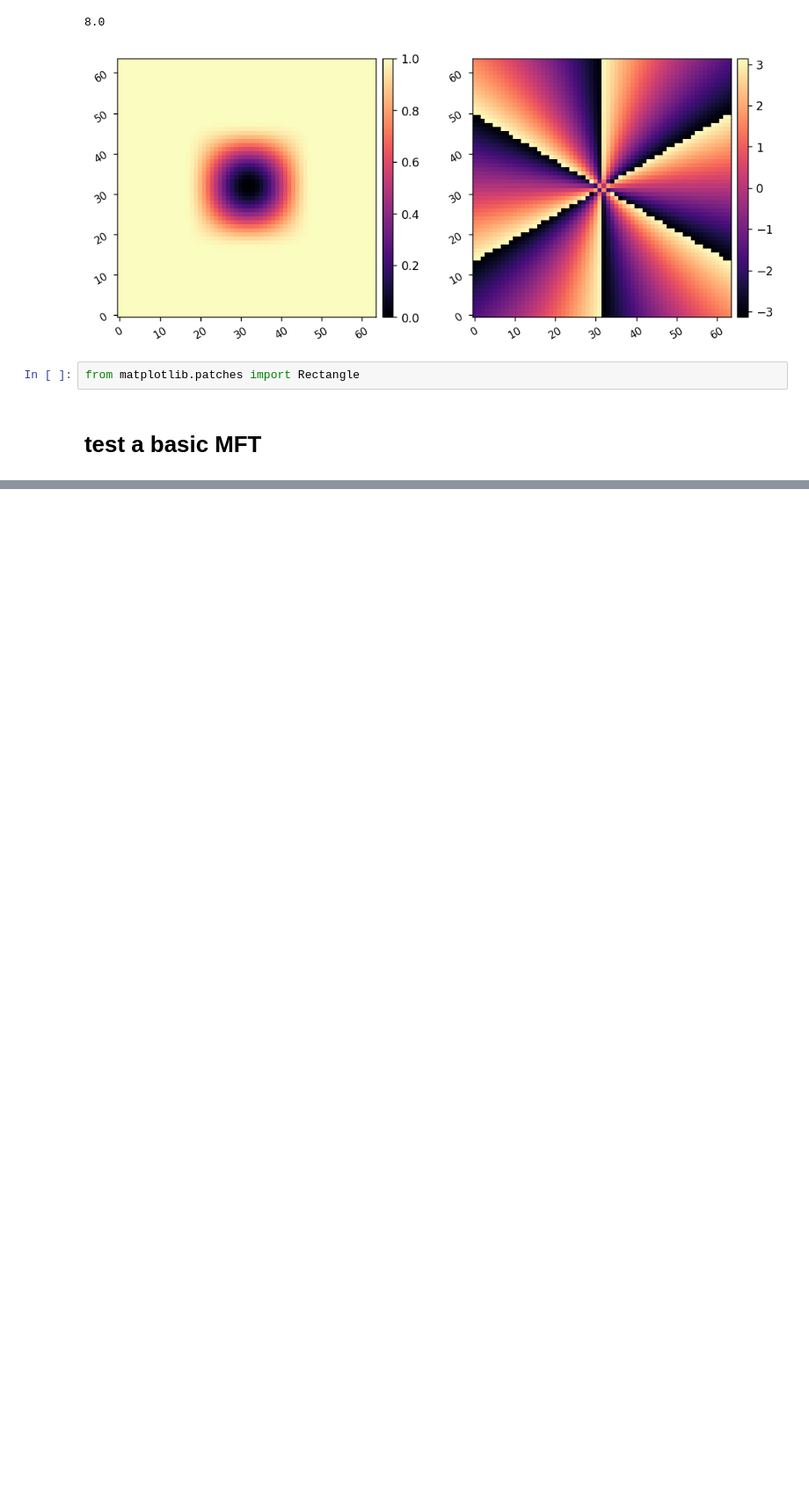
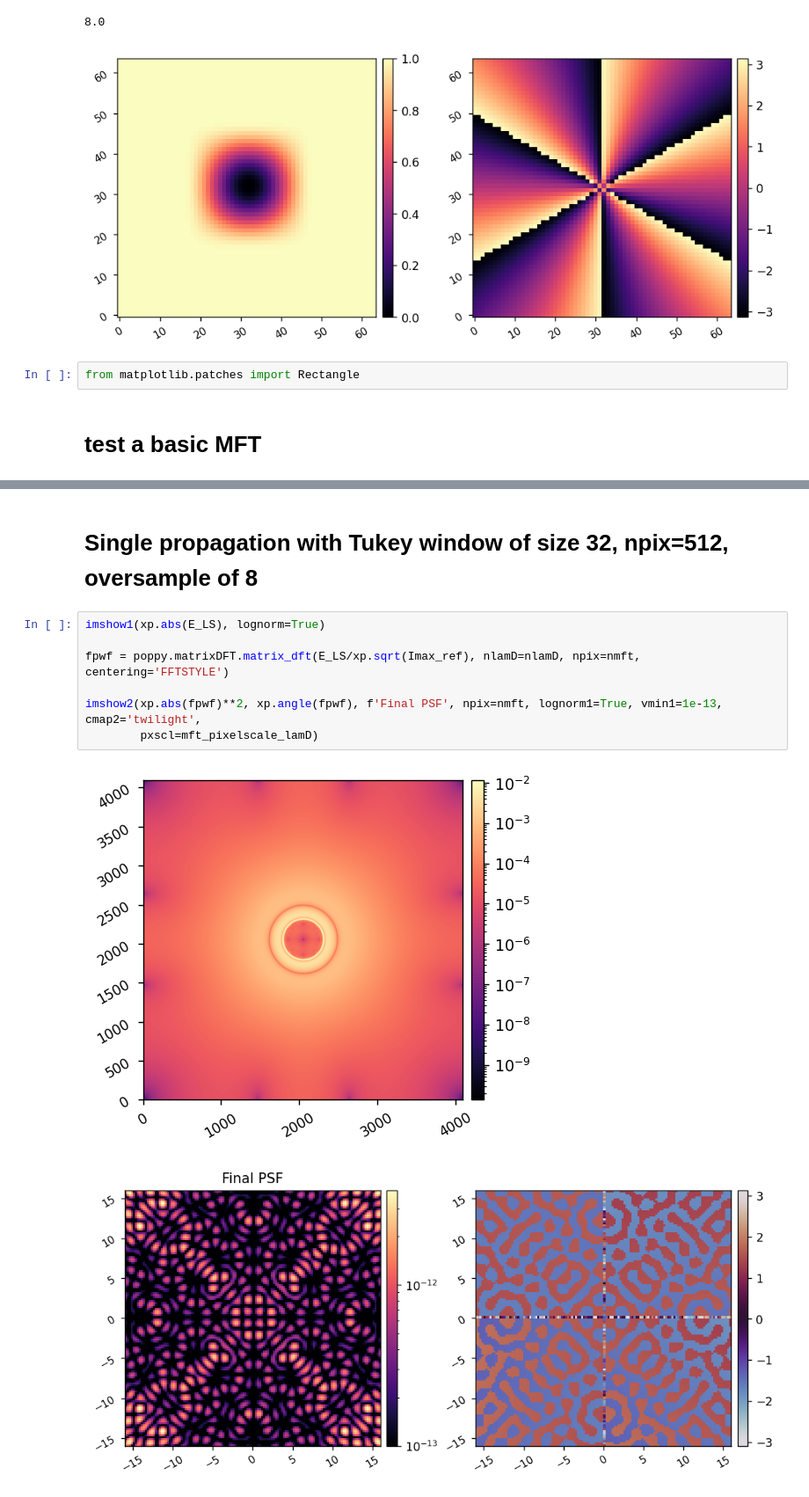
Before and after one commit to uasal/scoob-psf, a Jupyter notebook: example-notebooks/test_vortex.ipynb, the cells around one changed output, grey strips where cells are left out. Shown at 88% size. Saved outputs shown, nothing was run; the diff lists cells and outputs as text; blank space fills up the shorter version.

```diff
--- a/example-notebooks/test_vortex.ipynb
+++ b/example-notebooks/test_vortex.ipynb
@@ -201,0 +217,12 @@ imshow2(xp.abs(fpwf)**2, xp.angle(fpwf), f'Final PSF', npix=nmft, lognorm1=True,
+# %% [markdown]
+# Single propagation with Tukey window of size 32, npix=512, oversample of 8
+# %%
+imshow1(xp.abs(E_LS), lognorm=True)
+
+fpwf = poppy.matrixDFT.matrix_dft(E_LS/xp.sqrt(Imax_ref), nlamD=nlamD, npix=nmft, centering='FFTSTYLE')
+
+imshow2(xp.abs(fpwf)**2, xp.angle(fpwf), f'Final PSF', npix=nmft, lognorm1=True, vmin1=1e-13, cmap2='twilight',
+        pxscl=mft_pixelscale_lamD)
+# %% [output]
+[figure, added]
+[figure, added]
```
Also changed, not shown: parts of 6 cells of this notebook, 3 other files.
